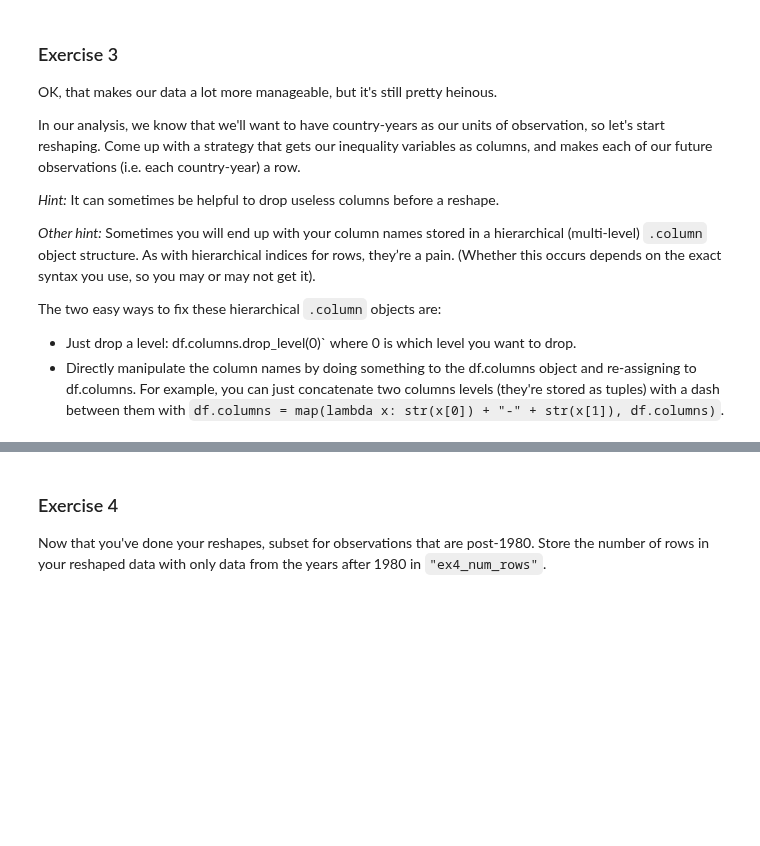
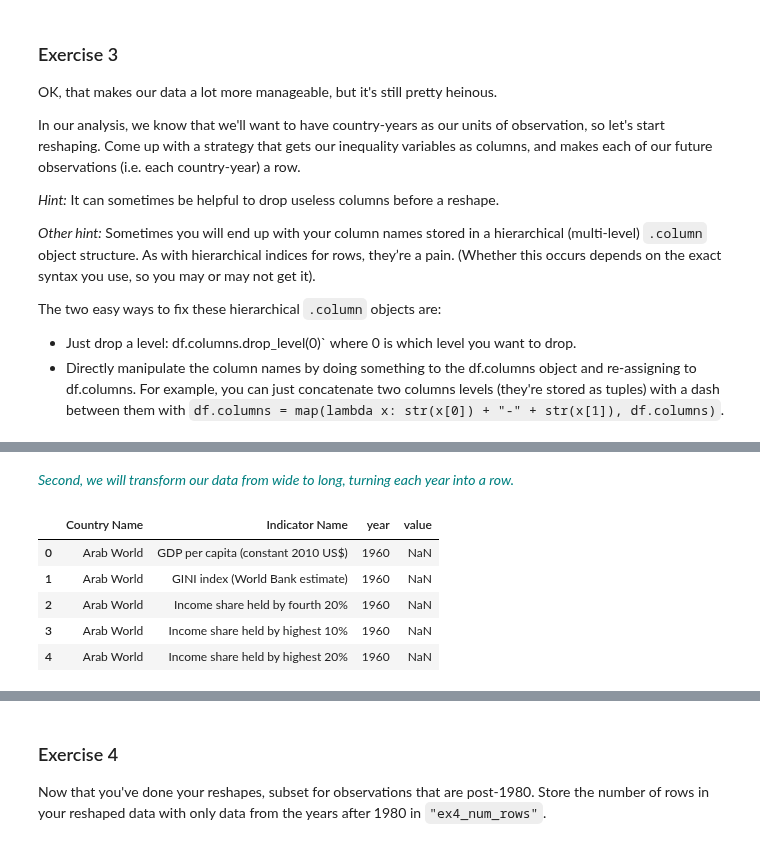
Before and after one commit to BarbaraPFloresRios/IDS720_PracticalDataScience, a Jupyter notebook: 20231109_ExerciseReshaping/Exercise_reshaping.ipynb, the cells around one changed output, grey strips where cells are left out. Cells and saved outputs as stored; diff of their text form; code cells hidden in the pictures; blank space fills up the shorter version.

```diff
--- a/20231109_ExerciseReshaping/Exercise_reshaping.ipynb
+++ b/20231109_ExerciseReshaping/Exercise_reshaping.ipynb
@@ -153,0 +176,15 @@ The two easy ways to fix these hierarchical `.column` objects are:
+# %% [markdown]
+<span style="color: #008080">*Second, we will transform our data from wide to long, turning each year into a row.*</span>
+# %%
+long_filtered_indicator_WDI_Data = filtered_indicator_WDI_Data.melt(
+    id_vars=["Country Name", "Indicator Name"], var_name="year"
+)
+
+long_filtered_indicator_WDI_Data.head()
+# %% [output]
+|  | Country Name | Indicator Name | year | value |
+| 0 | Arab World | GDP per capita (constant 2010 US$) | 1960 | NaN |
+| 1 | Arab World | GINI index (World Bank estimate) | 1960 | NaN |
+| 2 | Arab World | Income share held by fourth 20% | 1960 | NaN |
+| 3 | Arab World | Income share held by highest 10% | 1960 | NaN |
+| 4 | Arab World | Income share held by highest 20% | 1960 | NaN |
```
Also changed, not shown: parts of 9 cells of this notebook, 1 other file.
